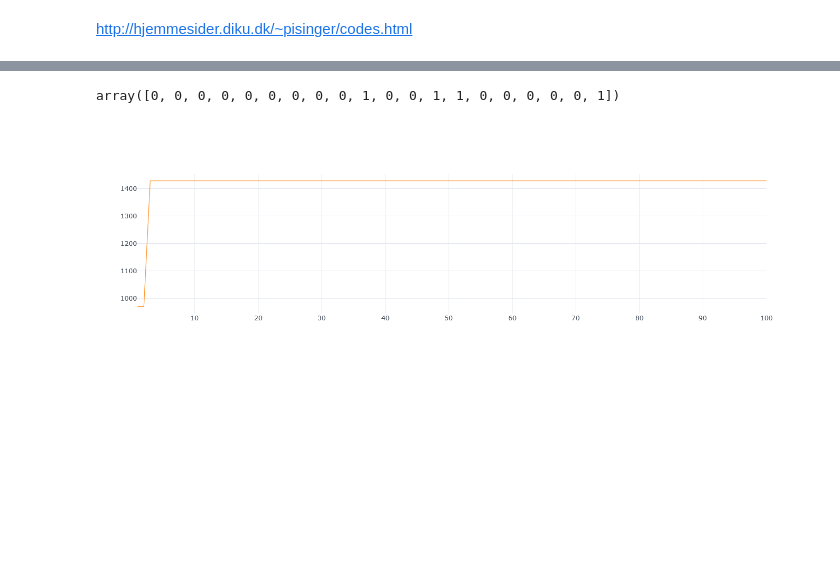
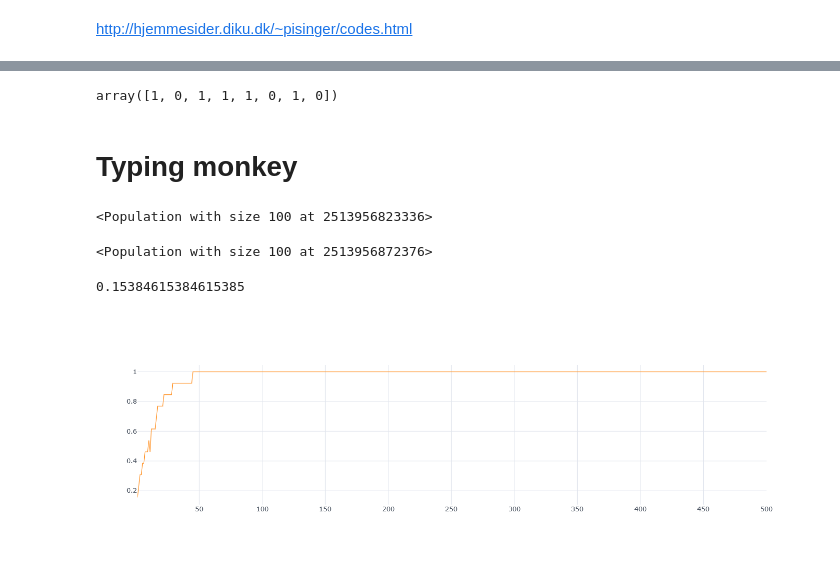
Before and after one commit to iyedg/genetic_algorithms_presentation, a Jupyter notebook: notebooks/knapsack_problem.ipynb, the cells around one changed output, grey strips where cells are left out. Drawn from its saved outputs; the diff is of its cells as text; code cells hidden in the pictures; blank space fills up the shorter version.

Commit message:
working infinite monkey example

```diff
--- a/notebooks/knapsack_problem.ipynb
+++ b/notebooks/knapsack_problem.ipynb
@@ -47,0 +71,17 @@ pop.evaluate()
+# %%
+knps.solution_candidate()
+# %% [output]
+array([1, 0, 1, 1, 1, 0, 1, 0])
+# %% [markdown]
+# Typing monkey
+# %%
+class TypingMonkeyLogger:
+    def __init__(self):
+        self.generation = 0
+        self.iterations = []
+    def log(self, population):
+        self.generation += 1
+        for i in population.evaluate():
+            string = i.chromosome
+            fitness = i.fitness
+            self.iterations.append({"generation": self.generation, "string": string, "fitness": fitness})
@@ -48,8 +123,29 @@ pop.evaluate()
+# %%
+logger = TypingMonkeyLogger()
+pop = Population.generate(
+    init_function=random_candidate, eval_function=fitness, size=100
+)
+evolution = (
+    Evolution()
+    .survive(fraction=0.2)
+    .breed(parent_picker=select, combiner=crossover)
+    .callback(logger.log)
+    .mutate(mutate_function=mutate)
+)
+# %%
+pop.evolve(evolution, 500)
+# %% [output]
+<Population with size 100 at 2513956823336>
+# %%
+pop.evaluate()
+# %% [output]
+<Population with size 100 at 2513956872376>
 # %%
-pop.current_best.chromosome
+fitness(pop.current_best.chromosome)
 # %% [output]
-array([0, 0, 0, 0, 0, 0, 0, 0, 0, 1, 0, 0, 1, 1, 0, 0, 0, 0, 0, 1])
+0.15384615384615385
 # %%
-pd.DataFrame(logger.individuals_by_generation).groupby("generation").agg("max").iplot(kind="scatter", y="individual_fitness")
+df = pd.DataFrame(logger.iterations)
+df.groupby("generation").agg("max").iplot(kind="scatter", y="fitness")
 # %% [output]
-[figure, old version]
+[figure, new version]
```
Also changed, not shown: parts of 22 cells of this notebook, 10 other files.
